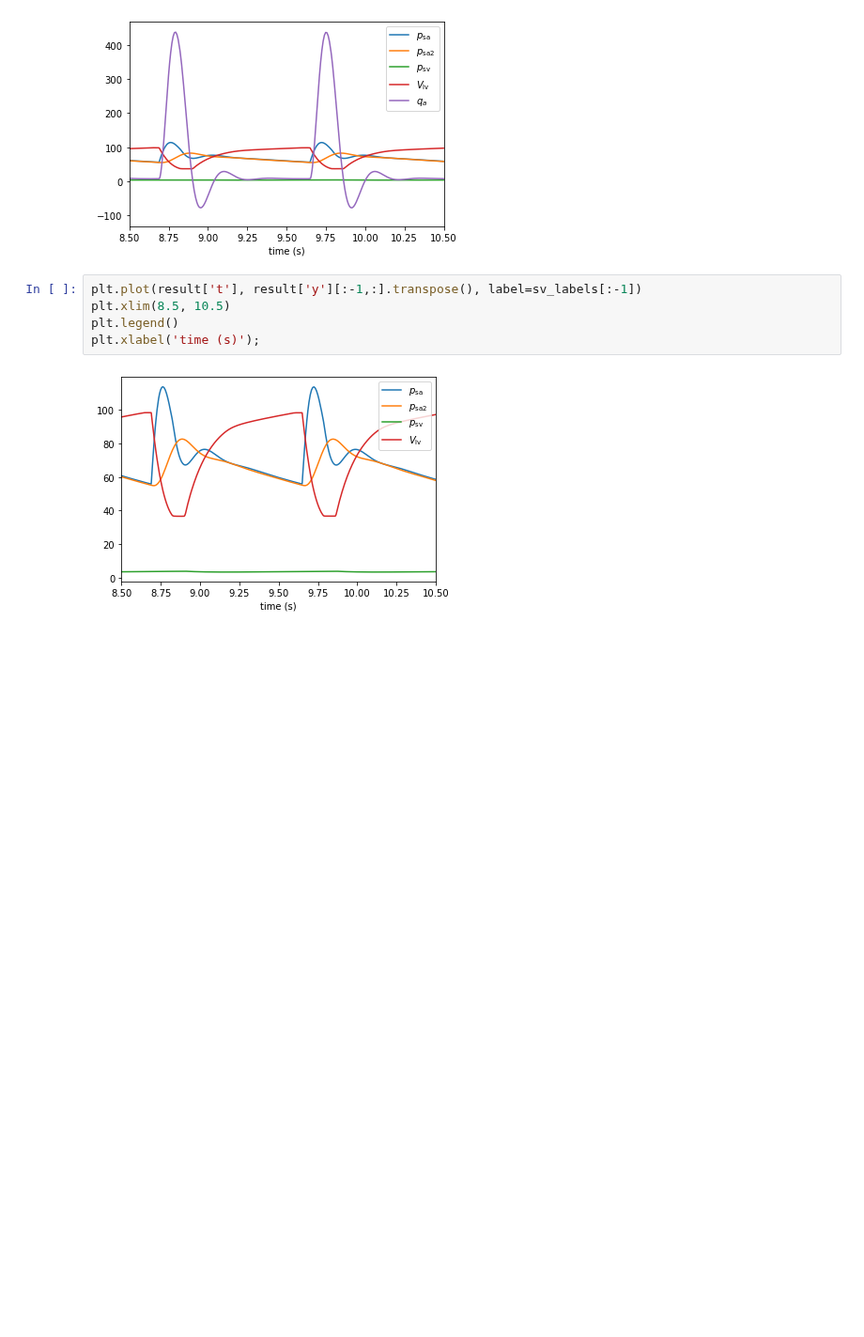
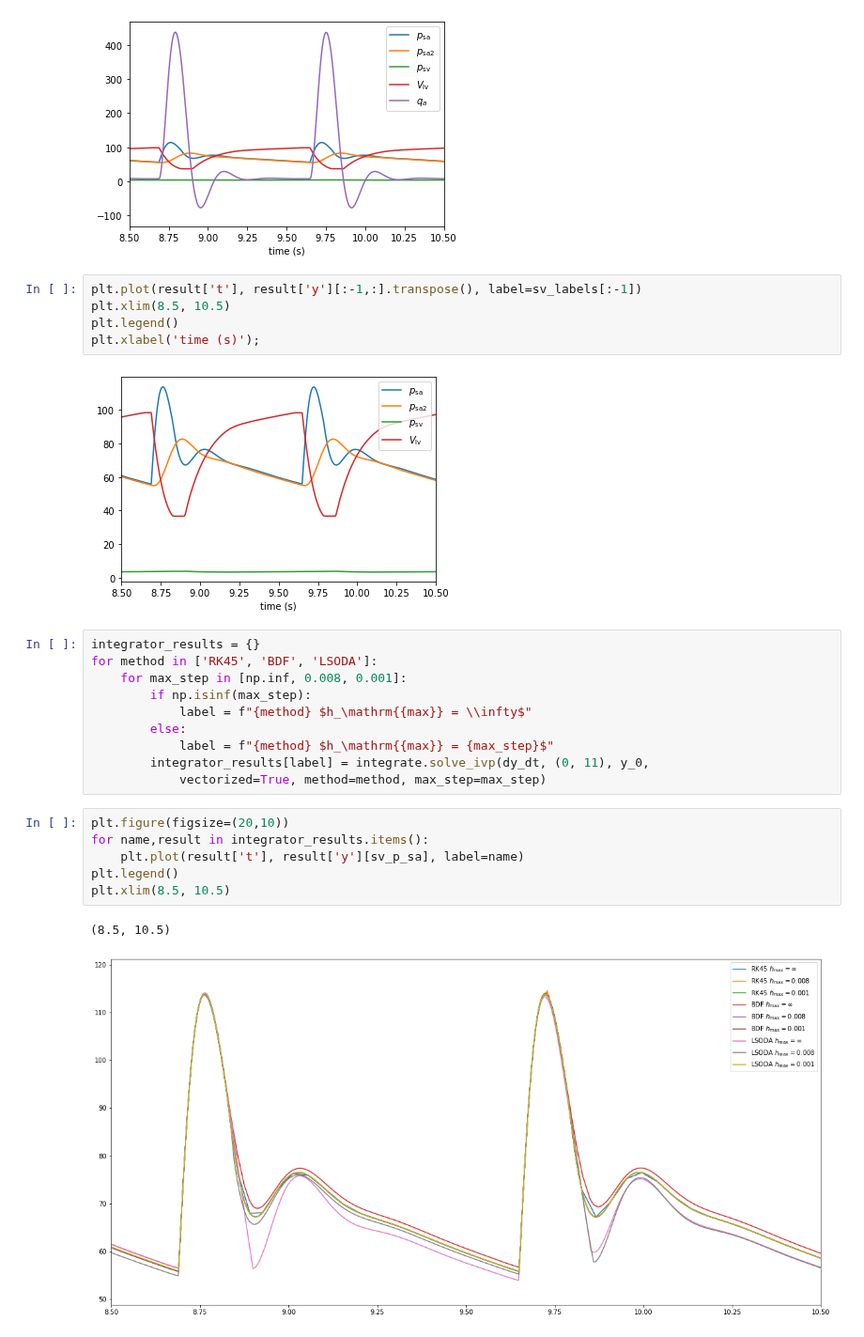
Before and after one commit to kms15/reading_notes, a Jupyter notebook: Papers/Sahoo_lumped_2021.ipynb, the cells around one changed output. Shown at 94% size. Cells and saved outputs as stored; diff of their text form; blank space fills up the shorter version.

Commit message:
Add tests of integrators and step sizes

```diff
--- a/Papers/Sahoo_lumped_2021.ipynb
+++ b/Papers/Sahoo_lumped_2021.ipynb
@@ -268,3 +281,22 @@ plt.legend()
 plt.xlabel('time (s)');
 # %% [output]
 [figure]
+# %%
+integrator_results = {}
+for method in ['RK45', 'BDF', 'LSODA']:
+    for max_step in [np.inf, 0.008, 0.001]:
+        if np.isinf(max_step):
+            label = f"{method} $h_\mathrm{{max}} = \\infty$"
+        else:
+            label = f"{method} $h_\mathrm{{max}} = {max_step}$"
+        integrator_results[label] = integrate.solve_ivp(dy_dt, (0, 11), y_0,
+            vectorized=True, method=method, max_step=max_step)
+# %%
+plt.figure(figsize=(20,10))
+for name,result in integrator_results.items():
+    plt.plot(result['t'], result['y'][sv_p_sa], label=name)
+plt.legend()
+plt.xlim(8.5, 10.5)
+# %% [output]
+(8.5, 10.5)
+[figure, added]
```
Also changed, not shown: parts of 2 cells of this notebook.
